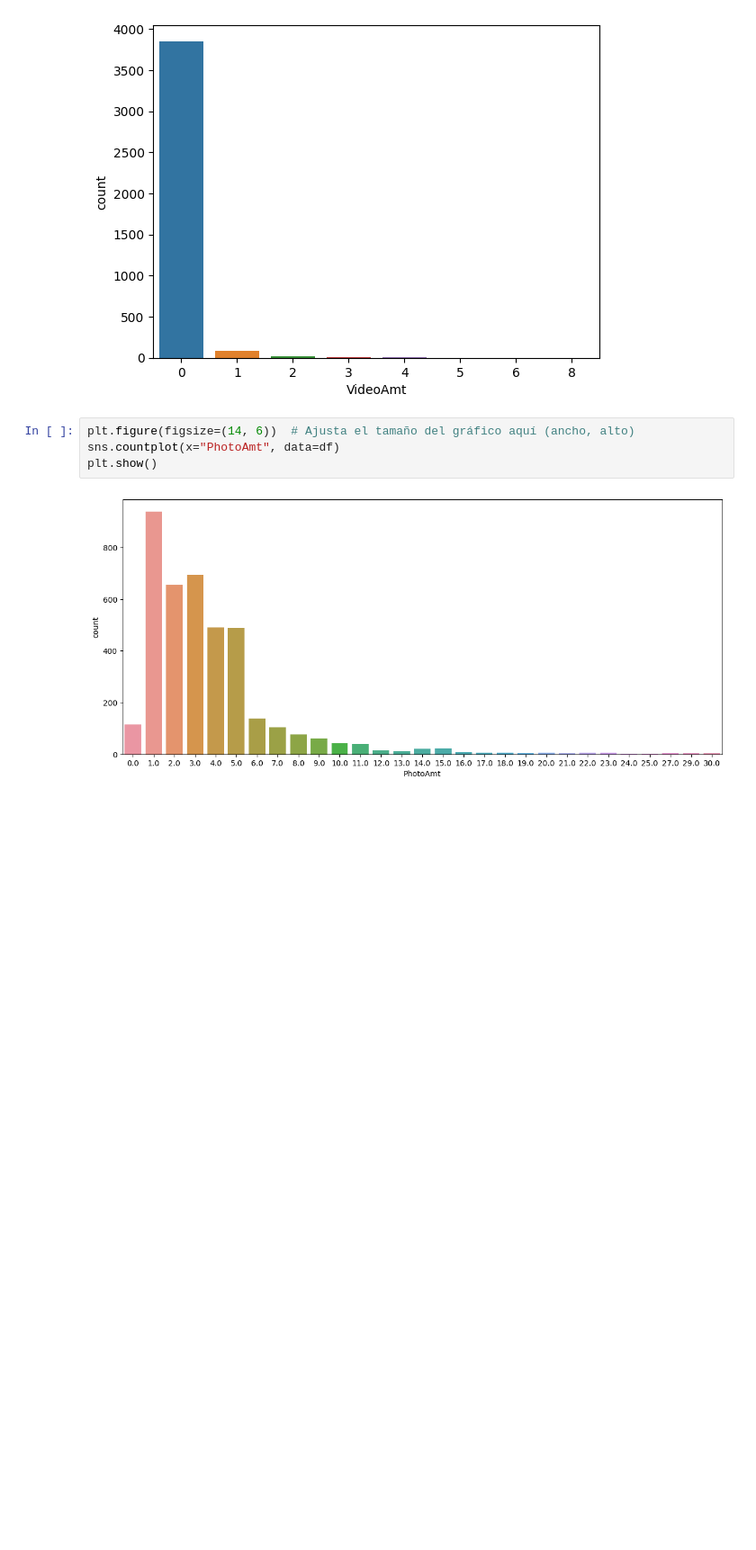
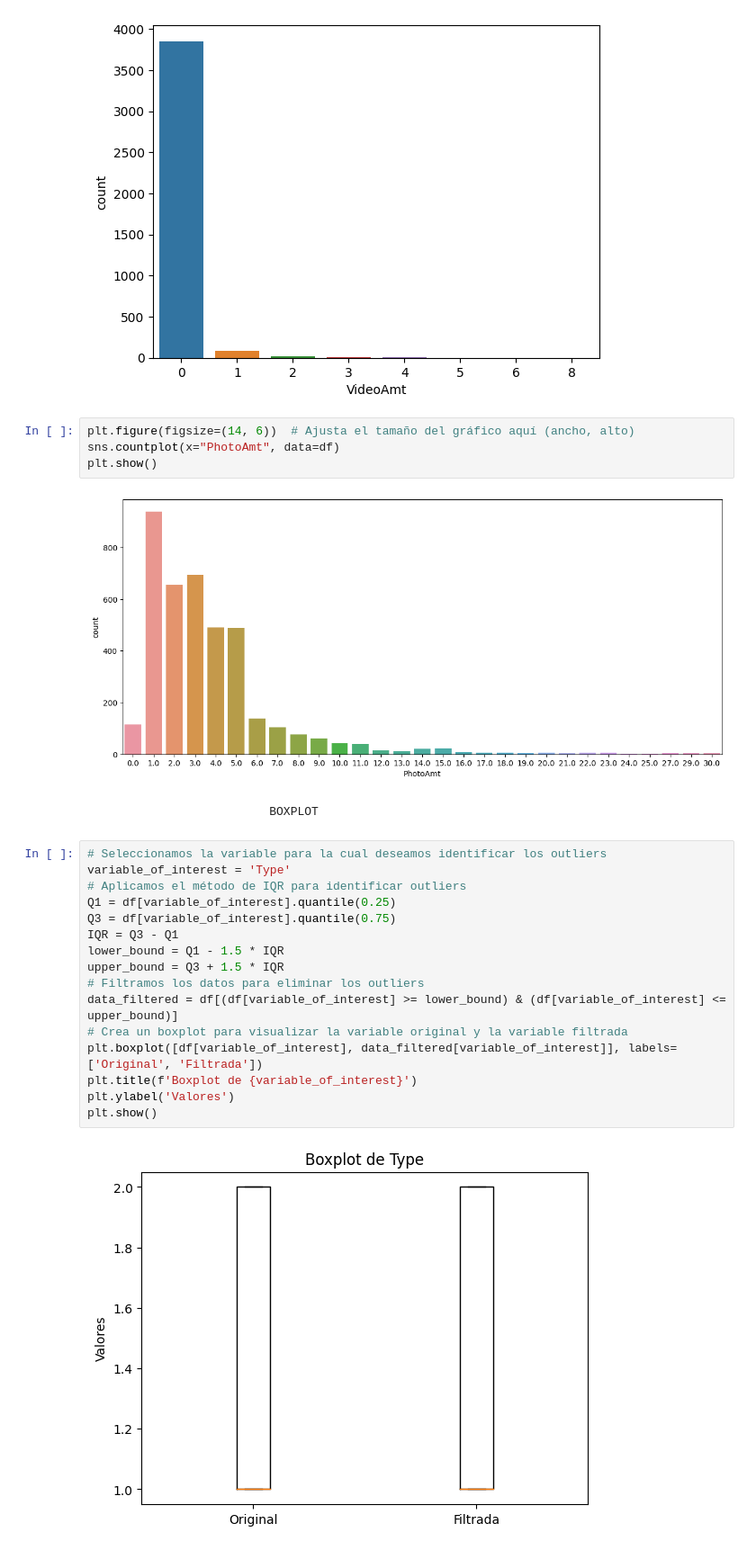
Before and after one commit to AndresFelipeBautista/negocio, a Jupyter notebook: pets.ipynb, the cells around one changed output. Shown: that part at 90% size. Cells and saved outputs as stored; diff of their text form; blank space fills up the shorter version.

Commit message:
boxplot

```diff
--- a/pets.ipynb
+++ b/pets.ipynb
@@ -144,3 +144,24 @@ sns.countplot(x="PhotoAmt", data=df)
 plt.show()
 # %% [output]
 [figure]
+# %% [markdown]
+
+                            BOXPLOT
+# %%
+# Seleccionamos la variable para la cual deseamos identificar los outliers
+variable_of_interest = 'Type'
+# Aplicamos el método de IQR para identificar outliers
+Q1 = df[variable_of_interest].quantile(0.25)
+Q3 = df[variable_of_interest].quantile(0.75)
+IQR = Q3 - Q1
+lower_bound = Q1 - 1.5 * IQR
+upper_bound = Q3 + 1.5 * IQR
+# Filtramos los datos para eliminar los outliers
+data_filtered = df[(df[variable_of_interest] >= lower_bound) & (df[variable_of_interest] <= upper_bound)]
+# Crea un boxplot para visualizar la variable original y la variable filtrada
+plt.boxplot([df[variable_of_interest], data_filtered[variable_of_interest]], labels=['Original', 'Filtrada'])
+plt.title(f'Boxplot de {variable_of_interest}')
+plt.ylabel('Valores')
+plt.show()
+# %% [output]
+[figure, added]
```
Also changed, not shown: parts of 17 cells of this notebook.
